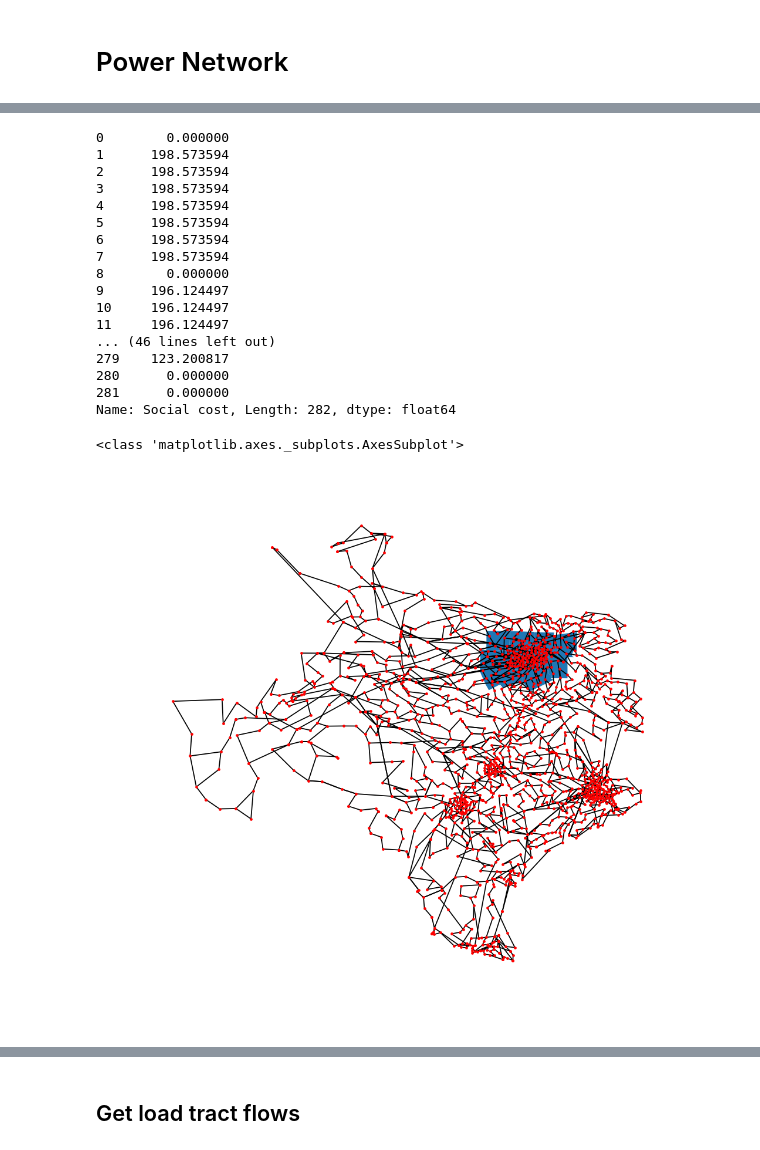
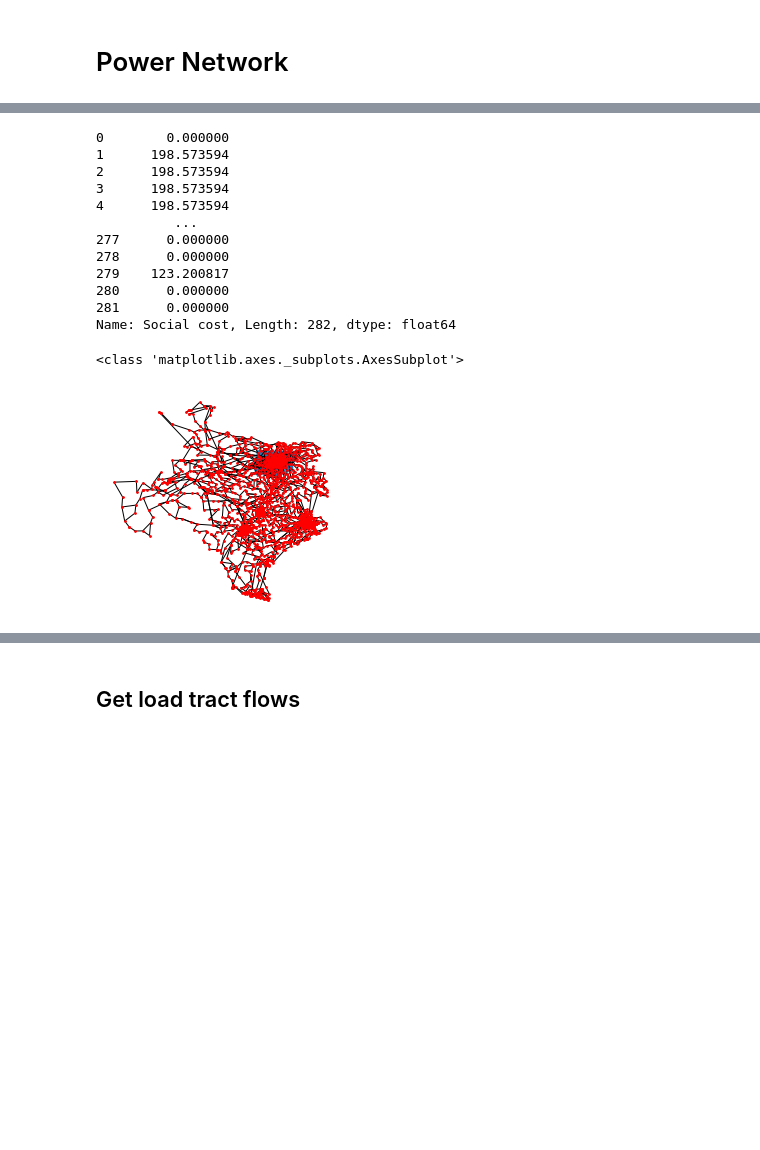
Before and after one commit to StanfordASL/pamod, a Jupyter notebook: case_studies/Dallas_Fort-Worth/DFW_scenario_preparation.ipynb, the cells around one changed output, grey strips where cells are left out. Saved outputs shown, nothing was run; the diff lists cells and outputs as text; code cells hidden in the pictures; blank space fills up the shorter version.

```diff
--- a/case_studies/Dallas_Fort-Worth/DFW_scenario_preparation.ipynb
+++ b/case_studies/Dallas_Fort-Worth/DFW_scenario_preparation.ipynb
@@ -905,4 +952,4 @@ transformers = pd.read_excel(power_data_dir+'Texas2000_June2016.xlsx', sheet_nam
 
 baseMVA = 100.
 # %%
-lines = lines.append(transformers, ignore_index=True)
+lines = lines.append(transformers, ignore_index=True, sort=True)
@@ -941,7 +980,7 @@ for i,bus in buses.iterrows():
 Gpower=nx.MultiDiGraph()
 for i,bus in buses.iterrows():
     Gpower.add_node(bus['Bus Number'],gen=False,MW=0)
-    Gpower.node[bus['Bus Number']]['Substation Number']=bus['Substation Number']
+    Gpower.nodes[bus['Bus Number']]['Substation Number']=bus['Substation Number']
 for i,bus in buses.iterrows():
     linkslist= lines[lines['From Bus Number'] == bus['Bus Number']]
     for line in linkslist.iterrows():
@@ -949,7 +988,7 @@ for i,bus in buses.iterrows():
                         MVA_Limit=line[1]['MVA Limit']/baseMVA,  X_pu=line[1]['X, pu'])
 
 
-for nodeix,nodedata in Gpower.node.iteritems():
+for nodeix,nodedata in Gpower.nodes.items():
     sub_nr = nodedata['Substation Number']
     nodedata['lon'] = substations[substations['Substation Number'] == sub_nr]['Longitude'].iloc[0]
     nodedata['lat'] = substations[substations['Substation Number'] == sub_nr]['Latitude'].iloc[0]
@@ -1029,11 +1068,11 @@ generators['cost'] = costs
 # Add generator data to the graph
 for genix,gendata in generators.iterrows():
     #print gen[1]
-    Gpower.node[gendata['Bus Number']]['gen']=True
-    Gpower.node[gendata['Bus Number']]['Min MW']=gendata['Min MW']
-    Gpower.node[gendata['Bus Number']]['Max MW']=gendata['Max MW']
-    Gpower.node[gendata['Bus Number']]['type']=gendata['type']
-    Gpower.node[gendata['Bus Number']]['cost']=gendata['cost']
+    Gpower.nodes[gendata['Bus Number']]['gen']=True
+    Gpower.nodes[gendata['Bus Number']]['Min MW']=gendata['Min MW']
+    Gpower.nodes[gendata['Bus Number']]['Max MW']=gendata['Max MW']
+    Gpower.nodes[gendata['Bus Number']]['type']=gendata['type']
+    Gpower.nodes[gendata['Bus Number']]['cost']=gendata['cost']
 # %%
 # Emissions by type of power plant. Unit is g/kWh
 
@@ -1139,7 +1178,7 @@ def SocialCostByGenerator(genid):
     SocialCost = SocialCost/1000. # Emissions are in g/kWh, or kg/MWh. Costs are in $/ton. By dividing by 1000. we convert costs to $/kg and thus social cost to $/MWh.
     return SocialCost
 
-generators['Social cost'] = map(SocialCostByGenerator,generators.index)
+generators['Social cost'] = list(map(SocialCostByGenerator,generators.index))
 generators['Social cost']
 # %% [output]
 0        0.000000
@@ -1147,14 +1186,9 @@ generators['Social cost']
 2      198.573594
 3      198.573594
 4      198.573594
-5      198.573594
-6      198.573594
-7      198.573594
-8        0.000000
-9      196.124497
-10     196.124497
-11     196.124497
-... (46 lines left out)
+          ...
+277      0.000000
+278      0.000000
 279    123.200817
 280      0.000000
 281      0.000000
@@ -1164,7 +1198,7 @@ Name: Social cost, Length: 282, dtype: float64
 ext_loads = np.zeros(len(buses), dtype=np.float64)
 for i,load in loads.iterrows():
     ext_loads[ int(load['Bus Number'] - 1) ] = load['MW']
-    Gpower.node[load['Bus Number']]['MW'] = load['MW']
+    Gpower.nodes[load['Bus Number']]['MW'] = load['MW']
 # %%
 # add latlon to the buses outside the graph
 bus_lats = np.zeros(len(buses))
@@ -1223,50 +1257,56 @@ for i in range(len(Gpower)):
     power_MVA_fullNX[i]=list()
     power_react_fullNX[i]=list()
 
 for i, line in lines.iterrows():
     power_graph_full[np.int(line['From Bus Number'])-1].append(line['To Bus Number'])
     power_MVA_full[np.int(line['From Bus Number'])-1].append(line['MVA Limit']/baseMVA)
     power_react_full[np.int(line['From Bus Number'])-1].append(line['X, pu'])
 
 # Let's number the nodes, since we assume they are numbered 1...len(G) in MATLAB
 
 PowerNodeMap={}
 
 ndid=1; #the +1 is for MATLAB
 for nd in Gpower.nodes():
     PowerNodeMap[nd]=float(ndid)
     ndid+=1
 
-for eid, edgeval in Gpower.edge.iteritems():
-    #if eid>2:
-    #    break
-    #print 'Start', eid
-    #print edgeval
-    for e2id, e2val in edgeval.iteritems():
-        #print 'End', e2id
-        #print e2val
-        for peid, peval in e2val.iteritems():
-            #print 'Parallel', peid
-            #print peval
-            power_graph_fullNX[int(PowerNodeMap[eid])-1].append(PowerNodeMap[e2id])
-            power_MVA_fullNX[int(PowerNodeMap[eid])-1].append(peval['MVA_Limit'])
-            power_react_fullNX[int(PowerNodeMap[eid])-1].append(peval['X_pu'])
+# for eid, edgeval in Gpower.edge.iteritems():
+#     #if eid>2:
+#     #    break
+#     #print 'Start', eid
+#     #print edgeval
+#     for e2id, e2val in edgeval.iteritems():
+#         #print 'End', e2id
+#         #print e2val
+#         for peid, peval in e2val.iteritems():
+#             #print 'Parallel', peid
+#             #print peval
+#             power_graph_fullNX[int(PowerNodeMap[eid])-1].append(PowerNodeMap[e2id])
+#             power_MVA_fullNX[int(PowerNodeMap[eid])-1].append(peval['MVA_Limit'])
+#             power_react_fullNX[int(PowerNodeMap[eid])-1].append(peval['X_pu'])
+
+for eid, e2id in Gpower.edges():
+    for peid, peval in Gpower[eid][e2id].items():
+        power_graph_fullNX[int(PowerNodeMap[eid])-1].append(PowerNodeMap[e2id])
+        power_MVA_fullNX[int(PowerNodeMap[eid])-1].append(peval['MVA_Limit'])
+        power_react_fullNX[int(PowerNodeMap[eid])-1].append(peval['X_pu'])
 
 pnodepos_plot={}
 pnodepos_NX=np.zeros([len(Gpower),2])
-for nodeix,nodedata in Gpower.node.iteritems():
+for nodeix,nodedata in Gpower.nodes.items():
     pnodepos_plot[nodeix]=[nodedata['lon'],nodedata['lat']]
     pnodepos_NX[int(PowerNodeMap[nodeix])-1,...]=np.array([nodedata['lon'],nodedata['lat']])
 
 Austin_ax=ctboundaries.plot()
 
 nx.draw(Gpower,pnodepos_plot,node_size=3, node_color='r',ax=Austin_ax,arrows=False)
 #ctboundaries.plot(ax=Austin_ax)
-print type(Austin_ax)
+print(type(Austin_ax))
 #print type(aa2)
 # %% [output]
 <class 'matplotlib.axes._subplots.AxesSubplot'>
-[figure, old version]
+[figure, new version]
 # %%
 outputGe = open(power_data_dir+'TXGenerators_v2.pkl', 'wb')
 pickle.dump(generators,outputGe)
```
Also changed, not shown: parts of 50 cells of this notebook, 12 other files.
